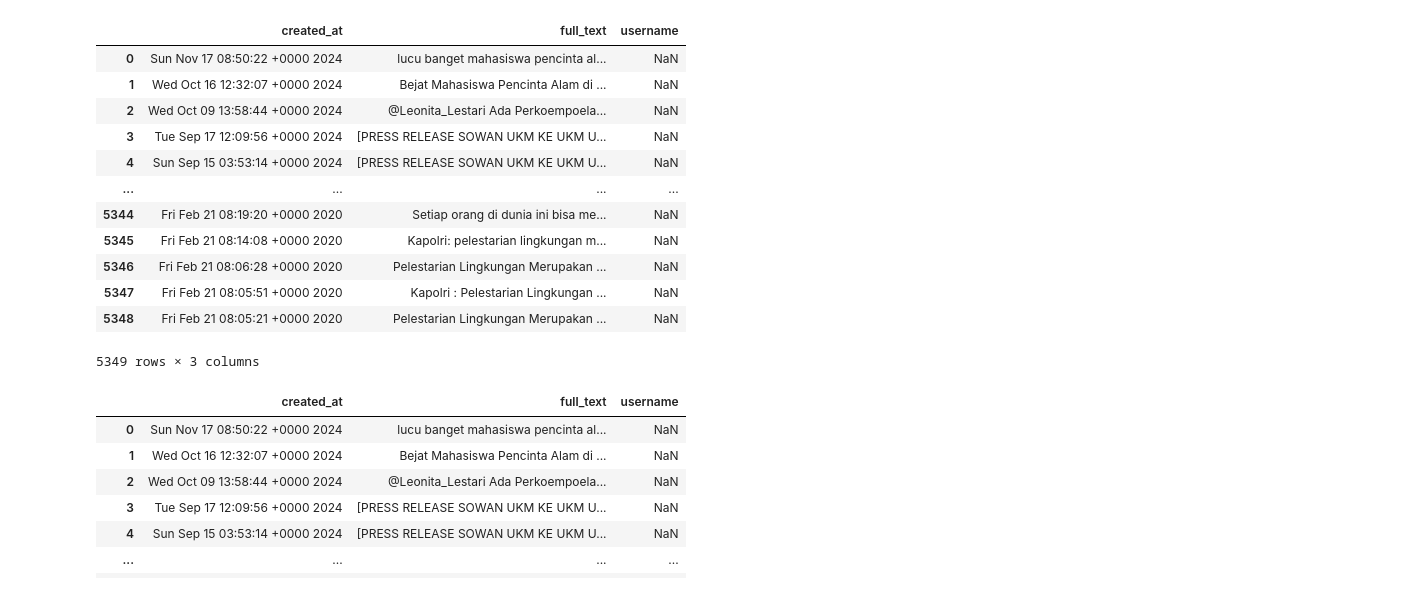
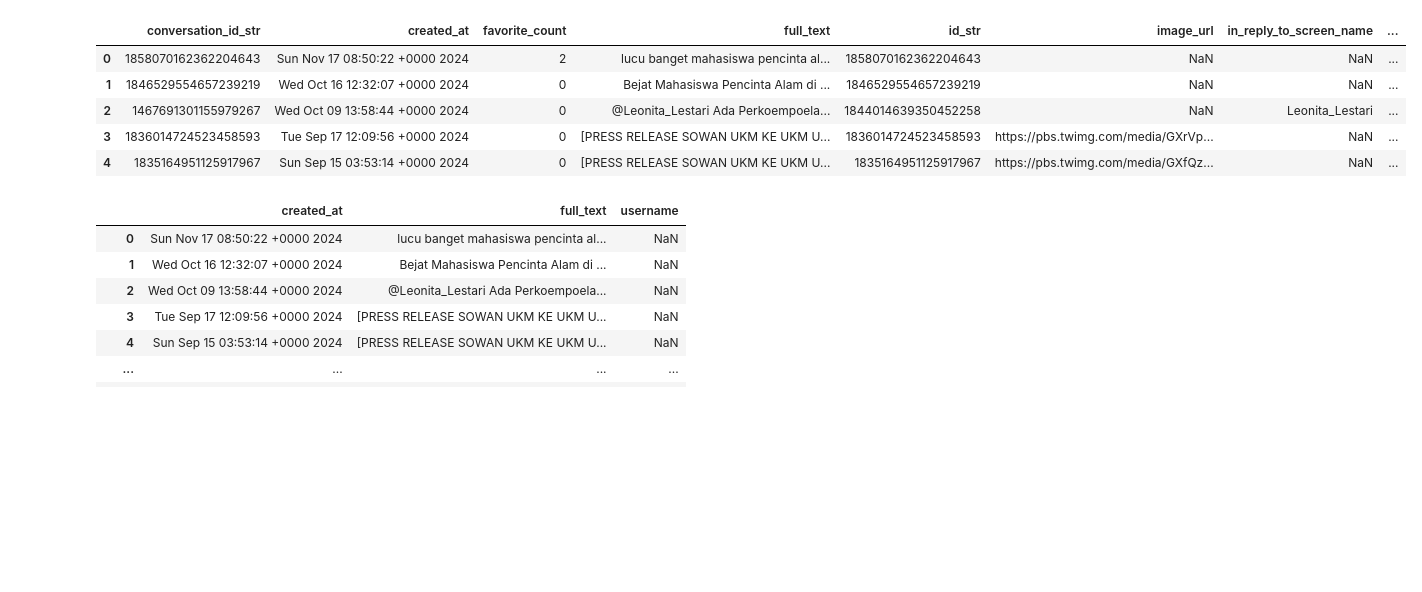
Before and after one commit to tiara070403/skripsi, a Jupyter notebook: preprocessing_data.ipynb, the cells around one changed output. Cells and saved outputs as stored; diff of their text form; code cells hidden in the pictures; blank space fills up the shorter version.

```diff
--- a/preprocessing_data.ipynb
+++ b/preprocessing_data.ipynb
@@ -32,21 +28,14 @@ from sklearn.metrics import classification_report
 from sklearn.pipeline import Pipeline
 # %%
 data = pd.read_csv('crawling.csv')
-df
+data.head()
 # %% [output]
-|  | created_at | full_text | username |
-| 0 | Sun Nov 17 08:50:22 +0000 2024 | lucu banget mahasiswa pencinta al... | NaN |
-| 1 | Wed Oct 16 12:32:07 +0000 2024 | Bejat Mahasiswa Pencinta Alam di ... | NaN |
-| 2 | Wed Oct 09 13:58:44 +0000 2024 | @Leonita_Lestari Ada Perkoempoela... | NaN |
-| 3 | Tue Sep 17 12:09:56 +0000 2024 | [PRESS RELEASE SOWAN UKM KE UKM U... | NaN |
-| 4 | Sun Sep 15 03:53:14 +0000 2024 | [PRESS RELEASE SOWAN UKM KE UKM U... | NaN |
-| ... | ... | ... | ... |
-| 5344 | Fri Feb 21 08:19:20 +0000 2020 | Setiap orang di dunia ini bisa me... | NaN |
-| 5345 | Fri Feb 21 08:14:08 +0000 2020 | Kapolri: pelestarian lingkungan m... | NaN |
-| 5346 | Fri Feb 21 08:06:28 +0000 2020 | Pelestarian Lingkungan Merupakan ... | NaN |
-| 5347 | Fri Feb 21 08:05:51 +0000 2020 | Kapolri : Pelestarian Lingkungan ... | NaN |
-| 5348 | Fri Feb 21 08:05:21 +0000 2020 | Pelestarian Lingkungan Merupakan ... | NaN |
+|  | conversation_id_str | created_at | favorite_count | full_text | id_str | image_url | in_reply_to_screen_name | ... |
+| 0 | 1858070162362204643 | Sun Nov 17 08:50:22 +0000 2024 | 2 | lucu banget mahasiswa pencinta al... | 1858070162362204643 | NaN | NaN | ... |
+| 1 | 1846529554657239219 | Wed Oct 16 12:32:07 +0000 2024 | 0 | Bejat Mahasiswa Pencinta Alam di ... | 1846529554657239219 | NaN | NaN | ... |
+| 2 | 1467691301155979267 | Wed Oct 09 13:58:44 +0000 2024 | 0 | @Leonita_Lestari Ada Perkoempoela... | 1844014639350452258 | NaN | Leonita_Lestari | ... |
+| 3 | 1836014724523458593 | Tue Sep 17 12:09:56 +0000 2024 | 0 | [PRESS RELEASE SOWAN UKM KE UKM U... | 1836014724523458593 | https://pbs.twimg.com/media/GXrVp... | NaN | ... |
+| 4 | 1835164951125917967 | Sun Sep 15 03:53:14 +0000 2024 | 0 | [PRESS RELEASE SOWAN UKM KE UKM U... | 1835164951125917967 | https://pbs.twimg.com/media/GXfQz... | NaN | ... |
-5349 rows × 3 columns
 # %%
 df = data[['created_at', 'full_text', 'username']]
 df
```
Also changed, not shown: parts of 3 cells of this notebook.
